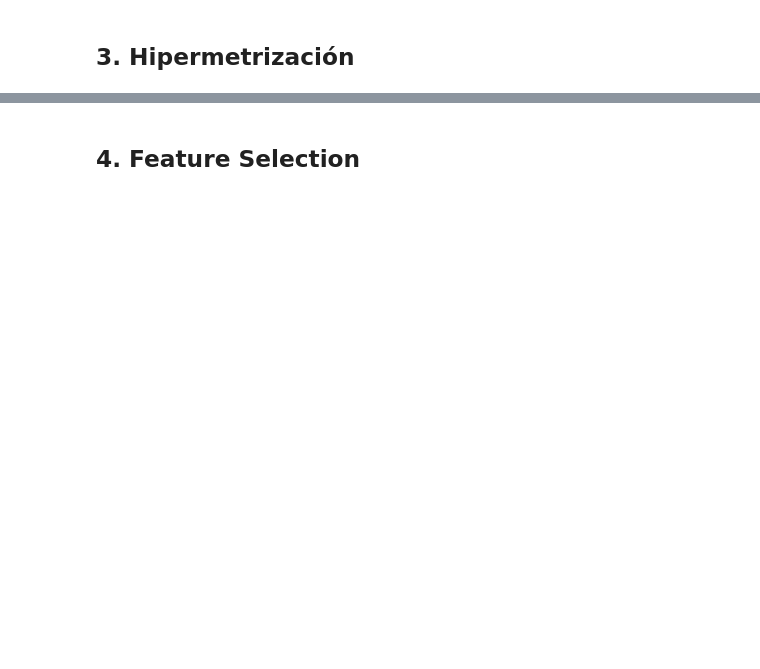
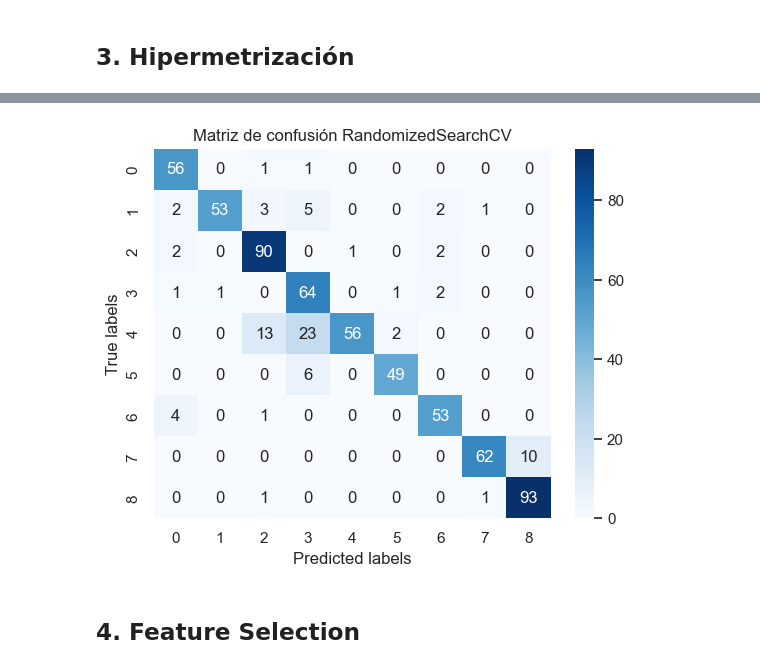
Before and after one commit to nmartinser/Telerehabilitation, a Jupyter notebook: notebooks/ml_gestureLabel.ipynb, the cells around one changed output, grey strips where cells are left out. Cells and saved outputs as stored; diff of their text form; code cells hidden in the pictures; blank space fills up the shorter version.

```diff
--- a/notebooks/ml_gestureLabel.ipynb
+++ b/notebooks/ml_gestureLabel.ipynb
@@ -305,3 +310,7 @@ weighted avg       0.89      0.86      0.86       662
+# %%
+plot_confusion_matrix(gs_rf, test_X, test_y)
+# %% [output]
+[figure, added]
 # %% [markdown]
 ## 4. Feature Selection
 # %%
```
Also changed, not shown: parts of 16 cells of this notebook.
